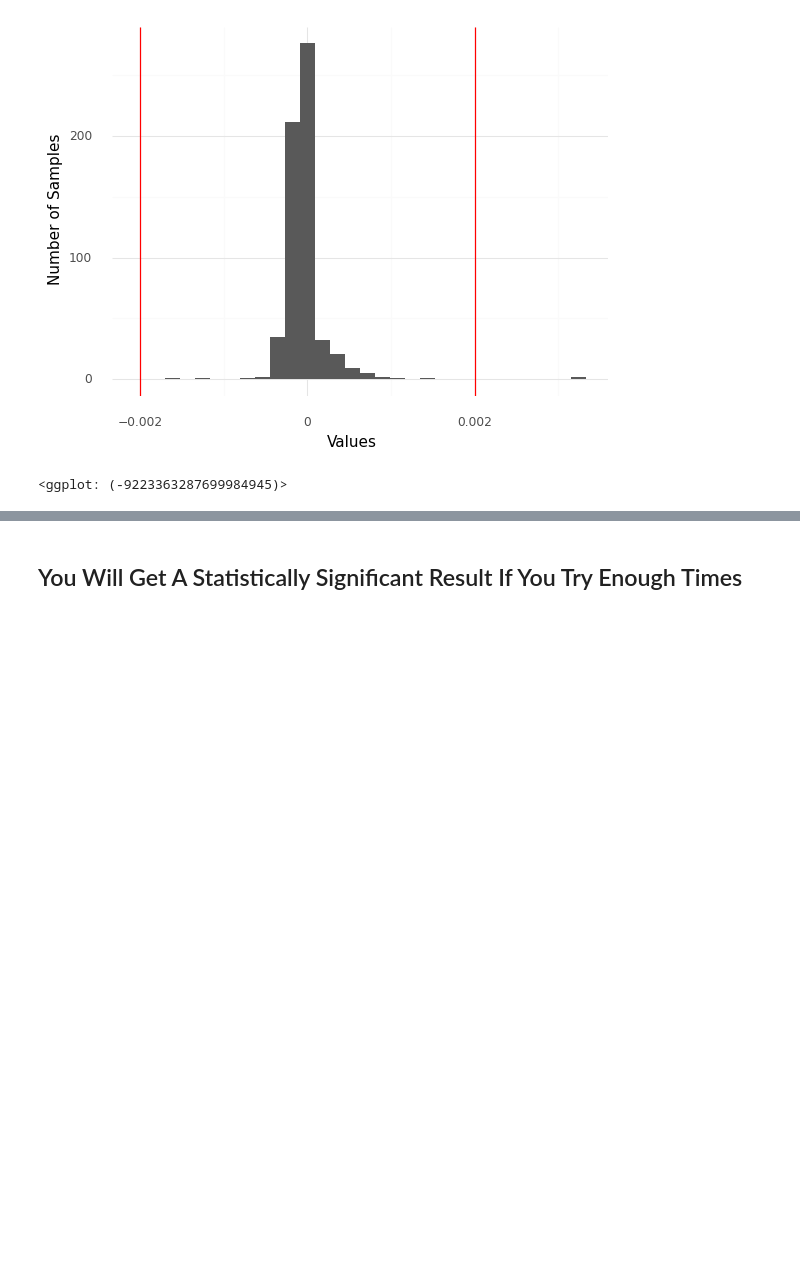
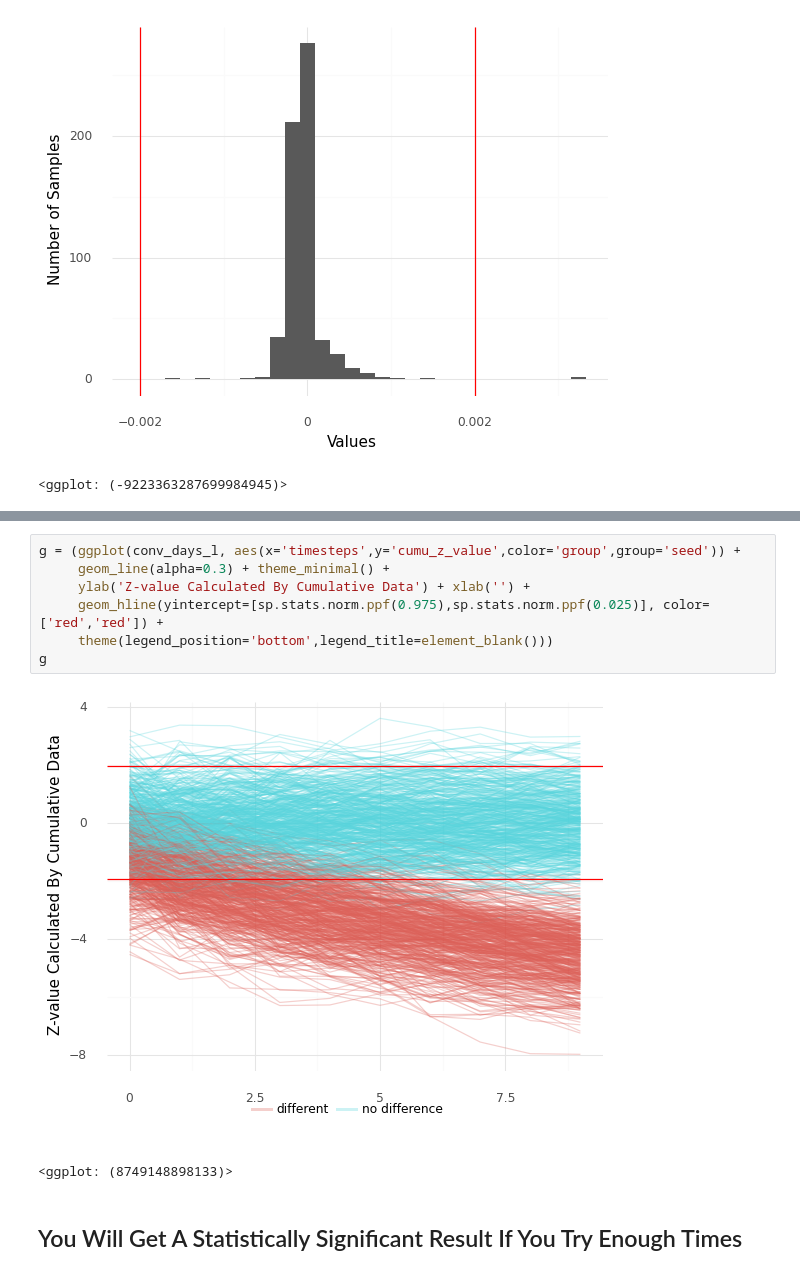
Before and after one commit to cstorm125/abtestoo, a Jupyter notebook: notebooks/frequentist.ipynb, the cells around one changed output, grey strips where cells are left out. Drawn from its saved outputs; the diff is of its cells as text; blank space fills up the shorter version.

```diff
--- a/notebooks/frequentist.ipynb
+++ b/notebooks/frequentist.ipynb
@@ -691,3 +753,13 @@ g
+# %%
+g = (ggplot(conv_days_l, aes(x='timesteps',y='cumu_z_value',color='group',group='seed')) +
+     geom_line(alpha=0.3) + theme_minimal() +
+     ylab('Z-value Calculated By Cumulative Data') + xlab('') +
+     geom_hline(yintercept=[sp.stats.norm.ppf(0.975),sp.stats.norm.ppf(0.025)], color=['red','red']) +
+     theme(legend_position='bottom',legend_title=element_blank()))
+g
+# %% [output]
+[figure, added]
+<ggplot: (8749148898133)>
 # %% [markdown]
 ## You Will Get A Statistically Significant Result If You Try Enough Times
 # %% [markdown]
```
Also changed, not shown: parts of 6 cells of this notebook.
